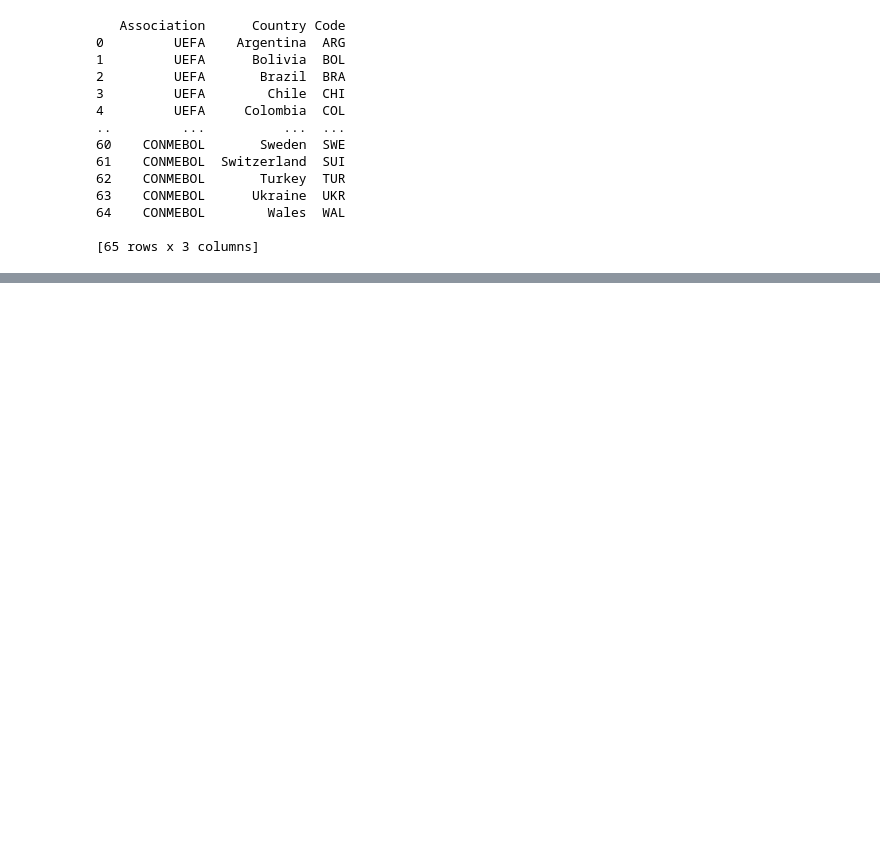
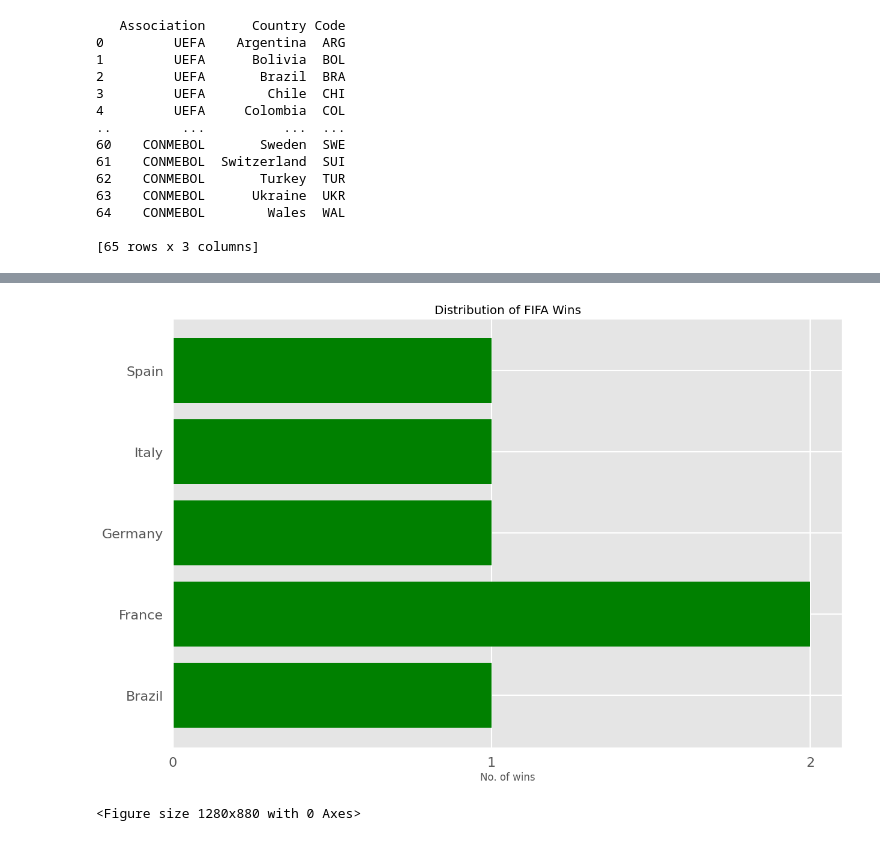
Before and after one commit to romannjoroge/DataScienceStar, a Jupyter notebook: fifa_project.ipynb, the cells around one changed output, grey strips where cells are left out. Saved outputs shown, nothing was run; the diff lists cells and outputs as text; code cells hidden in the pictures; blank space fills up the shorter version.

Commit message:
Added a horizontal bar

```diff
--- a/fifa_project.ipynb
+++ b/fifa_project.ipynb
@@ -293,2 +261,19 @@ Sweden                            [1958]
 # %%
 results_by_nation.to_csv('results_by_nation.csv')
+# %%
+# A horizontal bar to show distribution of Fifa Winners
+from matplotlib import pyplot as plt
+plt.style.use('ggplot')
+countries_won = results_by_nation.loc[results_by_nation.Won > 0]
+plt.barh(countries_won.index, countries_won.Won, color='g')
+
+plt.title('Distribution of FIFA Wins')
+plt.xlabel('No. of wins')
+plt.xticks(ticks=[0, 1, 2], labels=[0, 1, 2])
+
+
+plt.show()
+plt.clf()
+# %% [output]
+[figure, added]
+<Figure size 1280x880 with 0 Axes>
```
Also changed, not shown: parts of 7 cells of this notebook.
